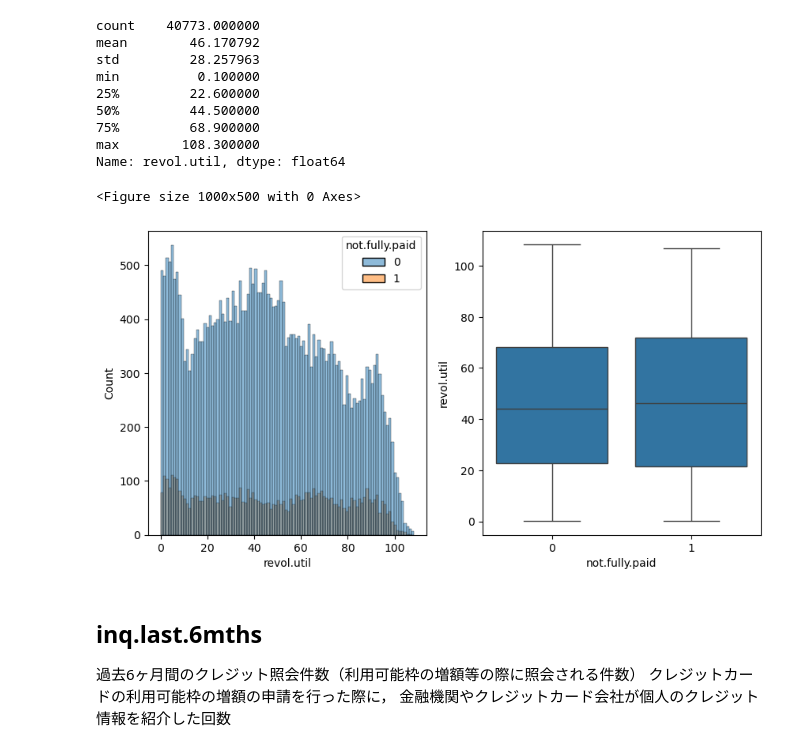
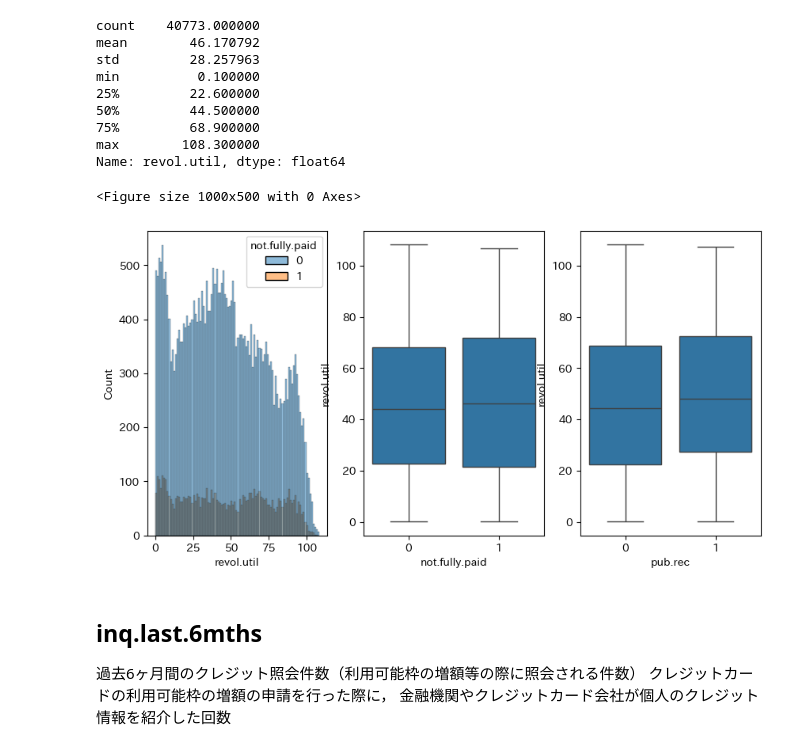
Before and after one commit to christian6022/MUFJ_Basic_Camp2024, a Jupyter notebook: src/20240801_eda.ipynb, the cells around one changed output. Saved outputs shown, nothing was run; the diff lists cells and outputs as text; code cells hidden in the pictures.

```diff
--- a/src/eda.ipynb
+++ b/src/20240801_eda.ipynb
@@ -386,16 +395,17 @@ Name: revol.util, dtype: float64
 # %%
 """クレジットカード利用率のヒストグラム&棒グラフ"""
 
 plt.figure(figsize=(10, 5))
 
-fig, ax = plt.subplots(1, 2, figsize=(10,5))
+fig, ax = plt.subplots(1, 3, figsize=(10,5))
 
 sns.histplot(data=train_df, x="revol.util", bins=100, ax=ax[0], hue="not.fully.paid")
 sns.boxplot(data=train_df, y="revol.util", x="not.fully.paid",ax=ax[1])
+sns.boxplot(data=train_df, y="revol.util", x="pub.rec",ax=ax[2])
 plt.show()
 # %% [output]
 <Figure size 1000x500 with 0 Axes>
-[figure, old version]
+[figure, new version]
 # %% [markdown]
 ## inq.last.6mths
 過去6ヶ月間のクレジット照会件数（利用可能枠の増額等の際に照会される件数）</br>
```
Also changed, not shown: parts of 27 cells of this notebook, 11 other files.
